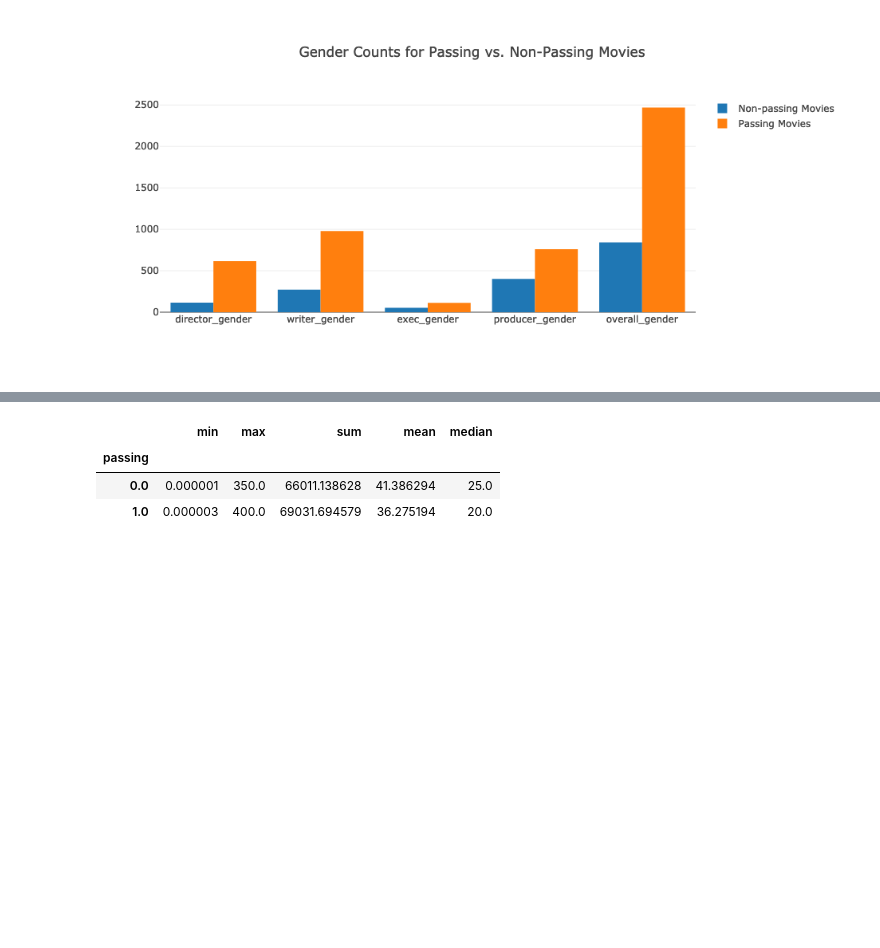
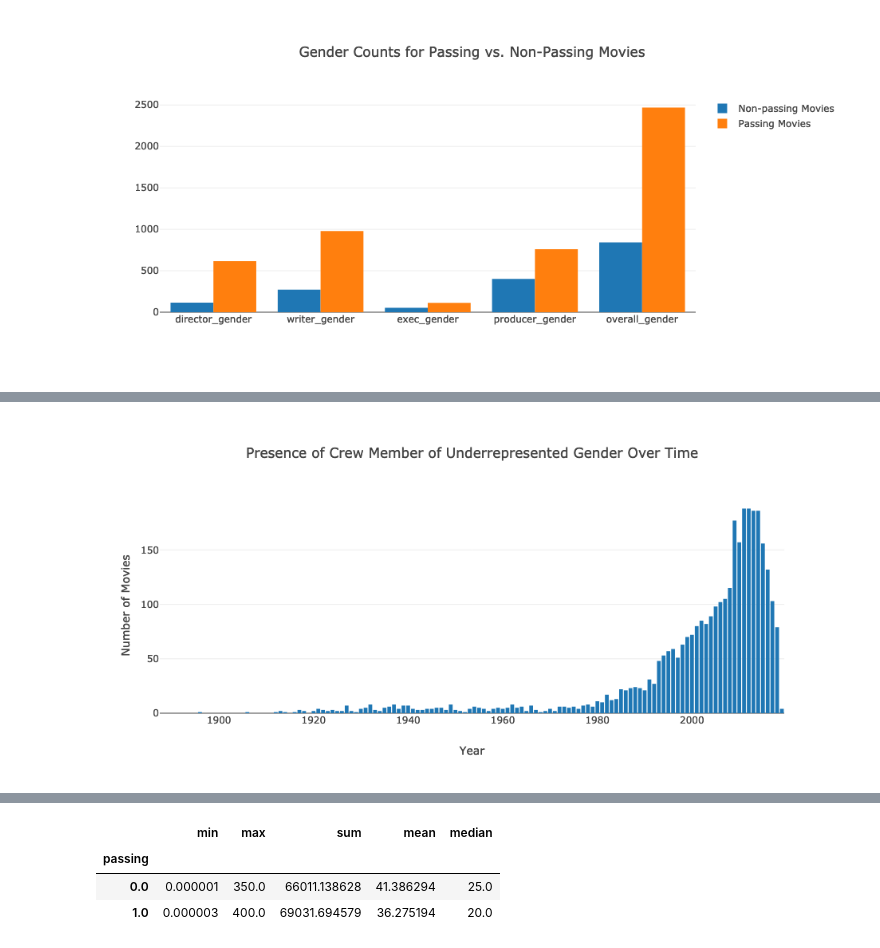
Before and after one commit to MagicMilly/women-in-film-analysis-dashboard, a Jupyter notebook: plotly_visualizations.ipynb, the cells around one changed output, grey strips where cells are left out. Saved outputs shown, nothing was run; the diff lists cells and outputs as text; code cells hidden in the pictures; blank space fills up the shorter version.

```diff
--- a/plotly_visualizations.ipynb
+++ b/plotly_visualizations.ipynb
@@ -201,0 +230,15 @@ iplot(fig)
+# %%
+presence_of_ur_gender_by_year = bechdel_df.groupby('year')['overall_gender'].sum()
+# %%
+trace = go.Bar(
+            x=[year for year in presence_of_ur_gender_by_year.index],
+            y=[count for count in presence_of_ur_gender_by_year.values]
+)
+data = [trace]
+layout = go.Layout(title="Presence of Crew Member of Underrepresented Gender Over Time", xaxis=dict(title="Year"),
+                   yaxis=dict(title="Number of Movies"))
+
+fig = go.Figure(data=data, layout=layout)
+iplot(fig)
+# %% [output]
+[figure, added]
```
Also changed, not shown: parts of 26 cells of this notebook.
